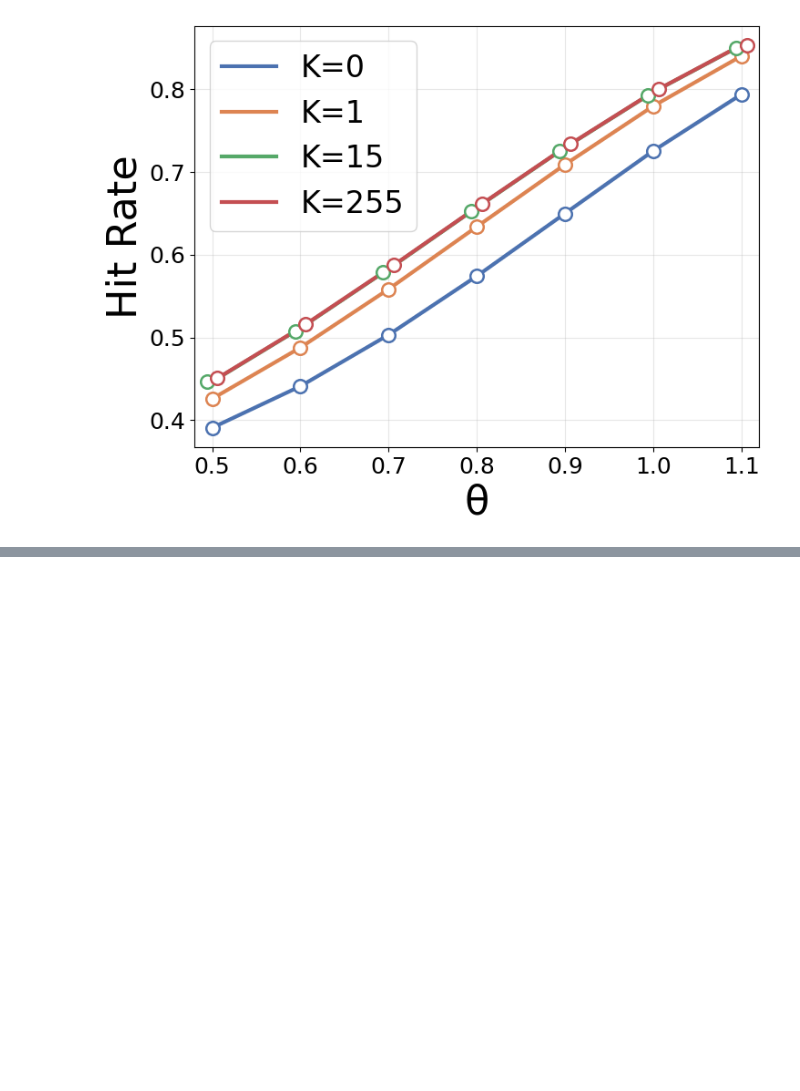
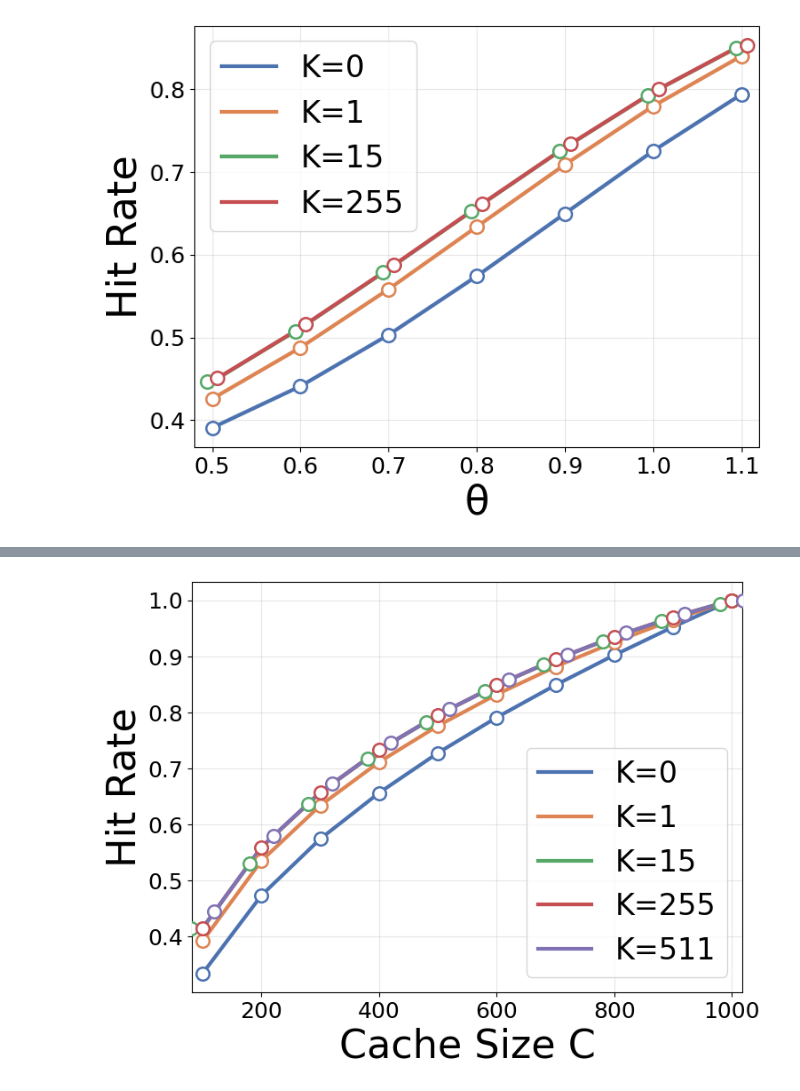
Before and after one commit to Effygal/cache-modeling, a Jupyter notebook: ttl-clock-k3.ipynb, the cells around one changed output, grey strips where cells are left out. Cells and saved outputs as stored; diff of their text form; code cells hidden in the pictures; blank space fills up the shorter version.

```diff
--- a/ttl-clock-k3.ipynb
+++ b/ttl-clock-k3.ipynb
@@ -498,3 +526,98 @@ plt.savefig('figures/c_k_irm.pdf', bbox_inches='tight', format='pdf')
 plt.show()
 # %% [output]
 [figure]
+# %%
+with np.load('data/hr_vs_theta_cache.npz', allow_pickle=True) as cache:
+    def _unwrap(name):
+        arr = cache[name]
+        return arr.item() if arr.dtype == object and arr.shape == () else arr
+
+    hr_vs_C_irm = _unwrap('hr_vs_C_irm')
+
+series_len = len(np.asarray(next(iter(hr_vs_C_irm.values())), dtype=np.float64))
+if 'cache_sizes' in globals() and len(cache_sizes) == series_len:
+    C_arr = np.asarray(cache_sizes, dtype=np.float64)
+elif series_len == 10:
+    C_arr = np.array([100, 200, 300, 400, 500, 600, 700, 800, 900, 1000], dtype=np.float64)
+else:
+    C_arr = np.arange(1, series_len + 1, dtype=np.float64)
+
+if 511 not in hr_vs_C_irm:
+    if '_hr_vs_C_irm_k511_sim' in globals() and len(globals()['_hr_vs_C_irm_k511_sim']) == C_arr.size:
+        hr_vs_C_irm[511] = list(np.asarray(globals()['_hr_vs_C_irm_k511_sim'], dtype=np.float64))
+    else:
+        n_items_local = int(globals().get('n_items', 1000))
+        trace_len_local = int(globals().get('trace_len', 10_000_000))
+        base_theta_local = float(globals().get('base_theta', 0.8))
+        run_k511 = lambda C, trc: tg.sim_clock(int(C), trc, raw=True, K=511)
+
+        print('Simulating IRM hit rate for missing K=511 (cache-size sweep)...')
+        irm_base_k511 = gen_from_zipf(n_items_local, trace_len_local, base_theta_local)[1].astype(np.int32)
+        hr_vs_C_irm[511] = [run_k511(C, irm_base_k511) for C in C_arr]
+        print('Finished K=511 simulation.')
+
+ks_available = sorted(int(k) for k in hr_vs_C_irm.keys())
+preferred_order = [0, 1, 15, 25, 255, 511]
+ks = [k for k in preferred_order if k in ks_available] + [k for k in ks_available if k not in preferred_order]
+colors = sns.color_palette('deep', len(ks))
+
+C_offsets = {k: 0.0 for k in ks}
+if all(k in C_offsets for k in (15, 255, 511)):
+    C_offsets[15] = -20.0
+    C_offsets[255] = 0.0
+    C_offsets[511] = 20.0
+
+fig, ax = plt.subplots(1, 1, figsize=(8, 6), sharey=False)
+handles = []
+labels = []
+
+for k, color in zip(ks, colors):
+    y = np.asarray(hr_vs_C_irm[k], dtype=np.float64)
+    if y.size != C_arr.size:
+        x = np.linspace(C_arr.min(), C_arr.max(), y.size)
+    else:
+        x = C_arr
+    [line] = ax.plot(
+        x,
+        y,
+        lw=3.0,
+        color=color,
+        linestyle='-',
+        label=None,
+    )
+
+    x_mark = x + C_offsets.get(k, 0.0)
+    y_mark = np.interp(np.clip(x_mark, x.min(), x.max()), x, y)
+    ax.scatter(
+        x_mark,
+        y_mark,
+        s=110,
+        marker='o',
+        facecolors='white',
+        edgecolors=color,
+        linewidths=1.8,
+        zorder=3,
+    )
+
+    handles.append(line)
+    labels.append(f'K={k}')
+
+ax.set_xlabel('Cache Size C', fontsize=32)
+ax.set_ylabel('Hit Rate', fontsize=32)
+ax.tick_params(axis='both', labelsize=18)
+ax.grid(True, alpha=0.3)
+x_pad = max(1.0, 0.02 * (C_arr.max() - C_arr.min()))
+ax.set_xlim(C_arr.min() - x_pad, C_arr.max() + x_pad)
+
+ax.legend(
+    handles,
+    labels,
+    loc='lower right',
+    fontsize=24,
+    frameon=True,
+    handlelength=1.8,
+    columnspacing=1.0,
+)
+plt.savefig('figures/c_c_irm.pdf', bbox_inches='tight', format='pdf')
+plt.show()
+# %% [output]
@@ -500,0 +626 @@ plt.show()
+[figure, added]
```
Also changed, not shown: parts of 6 cells of this notebook, 2 other files.
